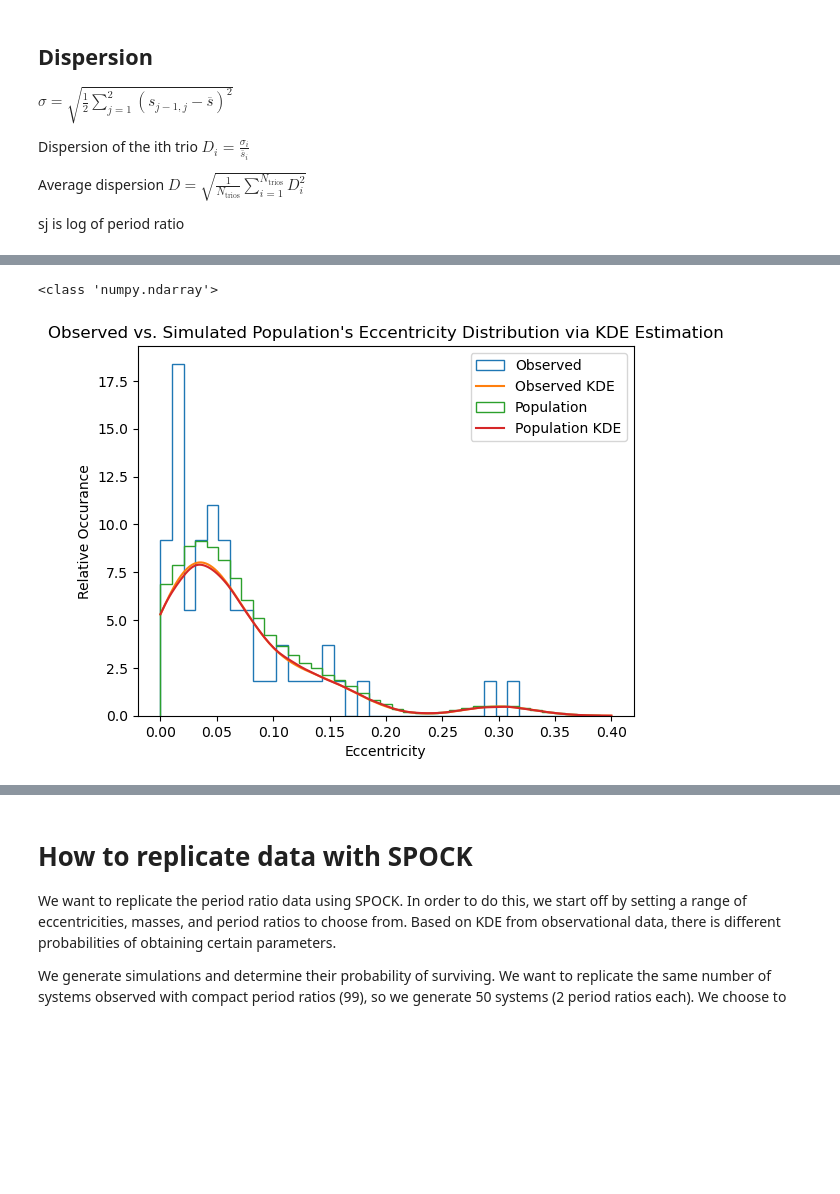
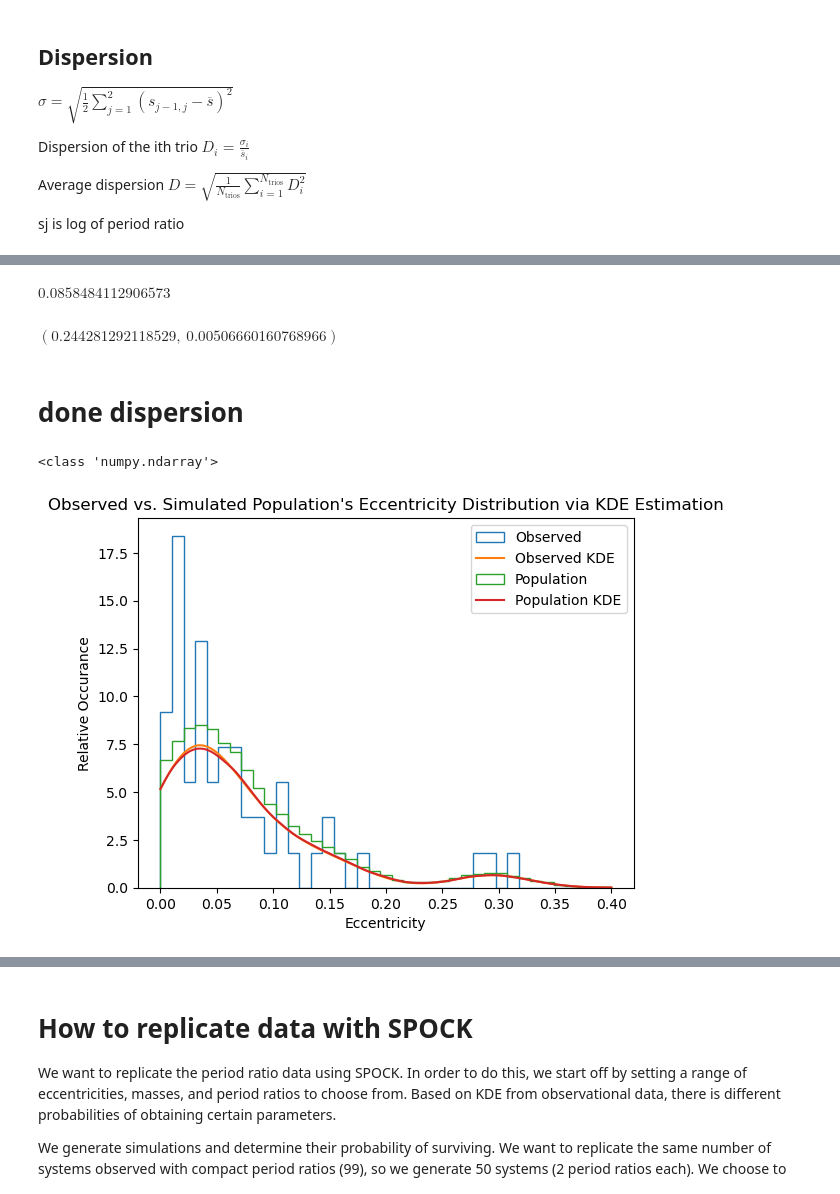
Before and after one commit to Waldoroni/InnerEdgeStuff, a Jupyter notebook: June_2023_Most_Important_Files+TODO/pearsonr.ipynb, the cells around one changed output, grey strips where cells are left out. Cells and saved outputs as stored; diff of their text form; code cells hidden in the pictures; blank space fills up the shorter version.

Commit message:
updated dispersion 1

```diff
--- a/June_2023_Most_Important_Files+TODO/pearsonr.ipynb
+++ b/June_2023_Most_Important_Files+TODO/pearsonr.ipynb
@@ -280,8 +331,18 @@ $\displaystyle \left( 0.302449556680029, \  0.029768249999932\right)$
+# %%
+np.random.normal(.11,.3*.11)
+# %% [output]
+$\displaystyle 0.0858484112906573$
+# %%
+dispersion(trios=trioslist)
+# %% [output]
+$\displaystyle \left( 0.244281292118529, \  0.00506660160768966\right)$
+# %% [markdown]
+# done dispersion
 # %%
 #eccentricities after spock
 # Initialize the population eccentricites from observered eccentricities: e_list
 # Load the data
-eccentricity = planet_data['Eccentricity'].to_numpy()
+eccentricity = df['Eccentricity'].to_numpy()
 
 # Remove NaN and infinite values from the array
 eccentricity = eccentricity[~np.isnan(eccentricity)]
@@ -295,34 +356,34 @@ kde_e = gaussian_kde(eccentricity)
 e_list = kde_e.resample(size=150000)[0] #change eccentricity to be half of kde see how much change
 
 print(type(e_list))
 
 
 # Create a histogram of the original data
 n, bins_e, patches = plt.hist(eccentricity, bins=np.linspace(0, 0.4, 40), histtype='step', density=True, label = 'Observed')
 
 # Plot the kernel density curve of the original data
 x_grid_e = np.linspace(0, 0.4, 200)
 plt.plot(x_grid_e, kde_e(x_grid_e), label='Observed KDE')
 
 # Create a histogram of the new samples
 n_new, bins_new, patches_new = plt.hist(e_list, bins=bins_e, histtype='step', density=True, label = 'Population')
 
 # Plot the kernel density curve of the new samples
 kde_new_e = gaussian_kde(e_list)
 plt.plot(x_grid_e, kde_new_e(x_grid_e), label='Population KDE')
 e_list = e_list[e_list > 0]
 
 # Set plot title, labels, and legend
 plt.title("Observed vs. Simulated Population's Eccentricity Distribution via KDE Estimation")
 plt.xlabel("Eccentricity")
 plt.ylabel("Relative Occurance")
 plt.legend()
 
 # Show the plot
 plt.show()
 # %% [output]
 <class 'numpy.ndarray'>
-[figure, old version]
+[figure, new version]
 # %%
 #masses after spock
 
```
Also changed, not shown: parts of 33 cells of this notebook.
